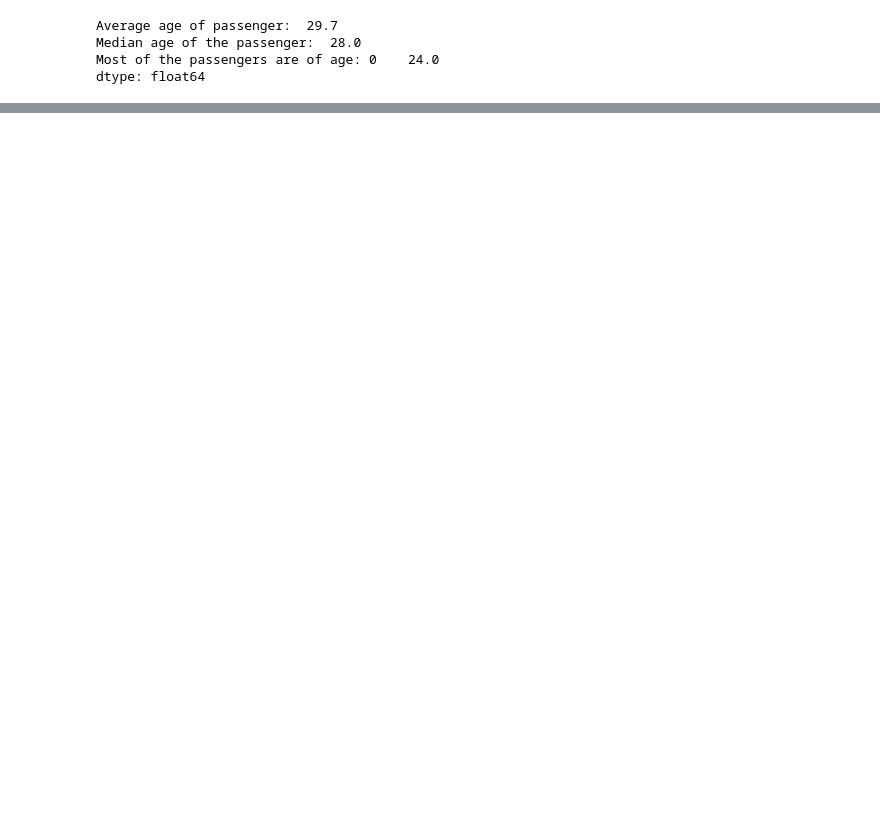
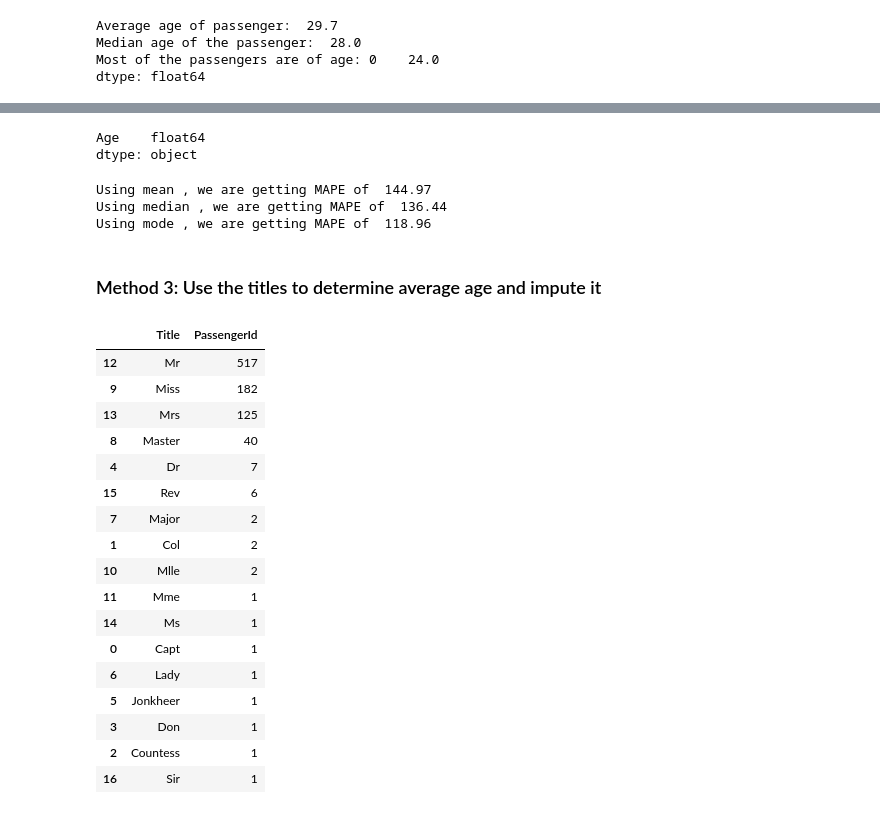
Before and after one commit to prashantchoubey1/Titanic-Survival-Regression, a Jupyter notebook: titanic-survival-regression.ipynb, the cells around one changed output, grey strips where cells are left out. Saved outputs shown, nothing was run; the diff lists cells and outputs as text; code cells hidden in the pictures; blank space fills up the shorter version.

Commit message:
Third method to impute age

```diff
--- a/titanic-survival-regression.ipynb
+++ b/titanic-survival-regression.ipynb
@@ -234,0 +225,5 @@ df_age_accuracy['mean_age'] = mean_age
+# %%
+df_age_accuracy.dtypes
+# %% [output]
+Age    float64
+dtype: object
@@ -234,0 +242,30 @@ df_age_accuracy['mean_age'] = mean_age
+# %%
+# INSIGHT : Cannot use measures of central tendency because the MAPE is too high which means the predicted values is way too far than the actual. eg. Predicted = 24, actual =2 , MAPE = 1100% which is extremely wrong causing the overall MAPE to be 144%
+mapeAge(df_age_accuracy,'Age',mean_age,median_age,24)
+# %% [output]
+Using mean , we are getting MAPE of  144.97
+Using median , we are getting MAPE of  136.44
+Using mode , we are getting MAPE of  118.96
+# %% [markdown]
+### Method 3: Use the titles to determine average age and impute it
+# %%
+df_train.groupby(['Title'],as_index=False)['PassengerId'].count().sort_values('PassengerId', ascending=False)
+# %% [output]
+|  | Title | PassengerId |
+| 12 | Mr | 517 |
+| 9 | Miss | 182 |
+| 13 | Mrs | 125 |
+| 8 | Master | 40 |
+| 4 | Dr | 7 |
+| 15 | Rev | 6 |
+| 7 | Major | 2 |
+| 1 | Col | 2 |
+| 10 | Mlle | 2 |
+| 11 | Mme | 1 |
+| 14 | Ms | 1 |
+| 0 | Capt | 1 |
+| 6 | Lady | 1 |
+| 5 | Jonkheer | 1 |
+| 3 | Don | 1 |
+| 2 | Countess | 1 |
+| 16 | Sir | 1 |
```
Also changed, not shown: parts of 19 cells of this notebook.
